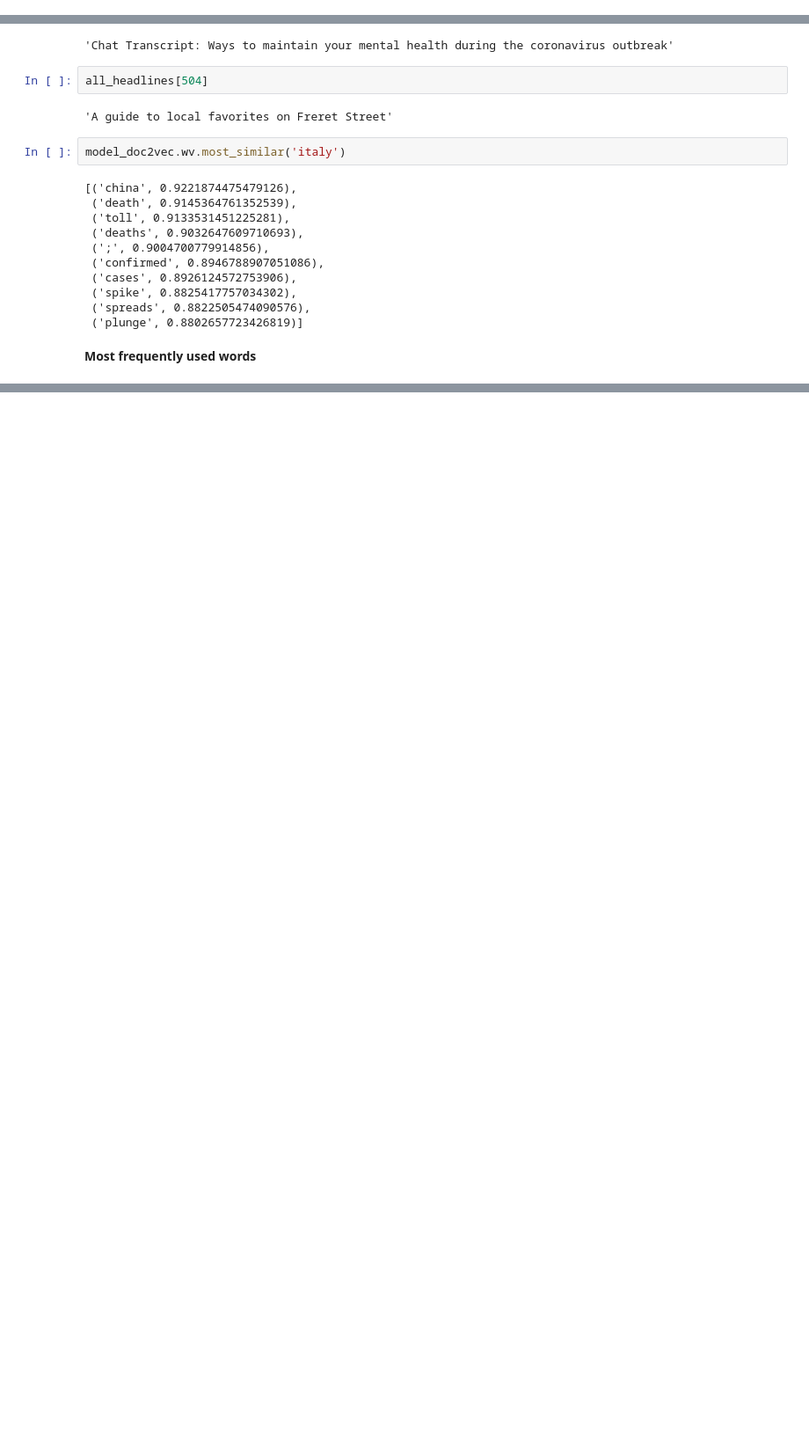
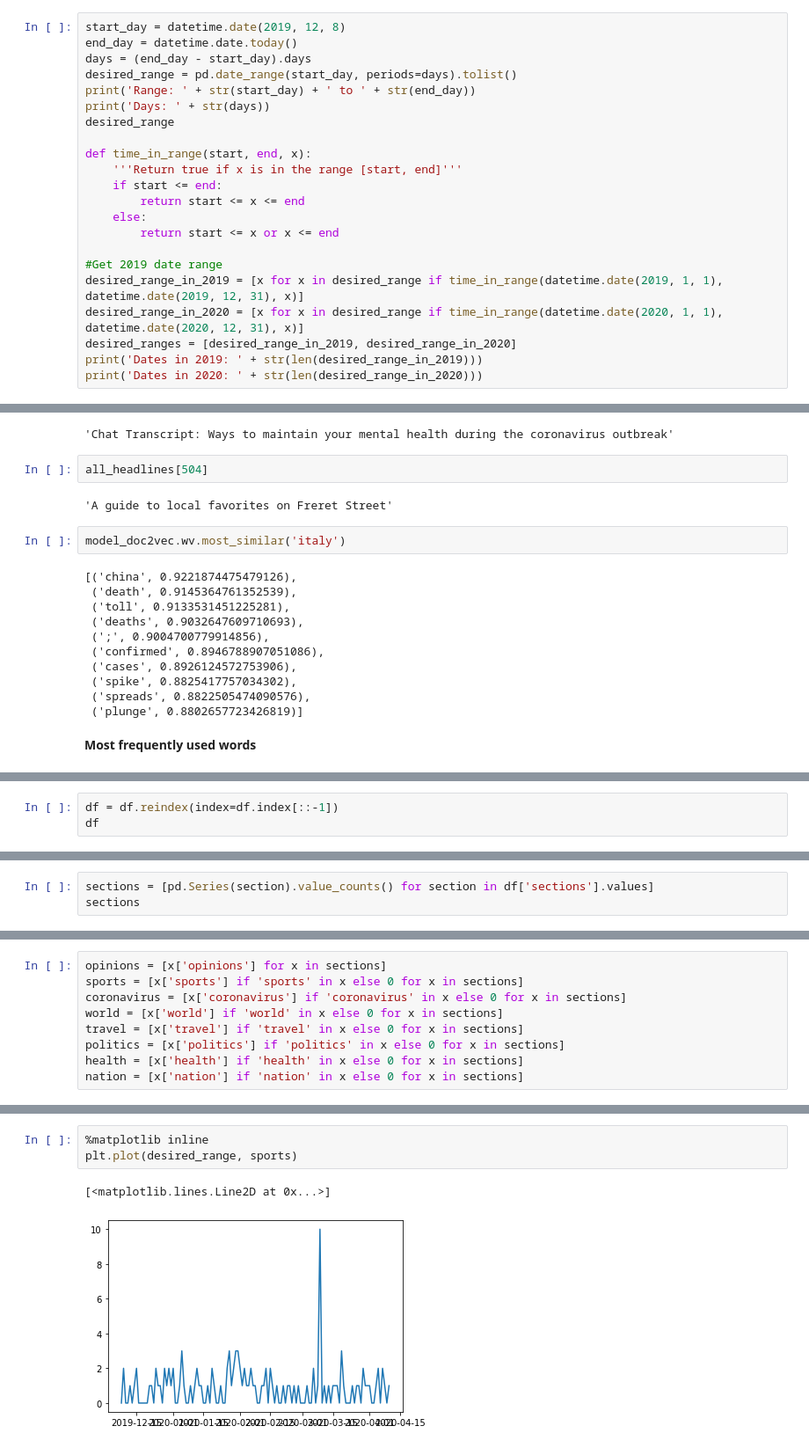
Before and after one commit to brienna/coronavirus-news-analysis, a Jupyter notebook: 2020_04_09_washington_post_scraper.ipynb, the cells around one changed output, grey strips where cells are left out. Shown at 88% size. Saved outputs shown, nothing was run; the diff lists cells and outputs as text; blank space fills up the shorter version.

Commit message:
Extract sections

```diff
--- a/2020_04_09_washington_post_scraper.ipynb
+++ b/2020_04_09_washington_post_scraper.ipynb
@@ -80,0 +75,22 @@ data = {}
+# %%
+start_day = datetime.date(2019, 12, 8)
+end_day = datetime.date.today()
+days = (end_day - start_day).days
+desired_range = pd.date_range(start_day, periods=days).tolist()
+print('Range: ' + str(start_day) + ' to ' + str(end_day))
+print('Days: ' + str(days))
+desired_range
+
+def time_in_range(start, end, x):
+    '''Return true if x is in the range [start, end]'''
+    if start <= end:
+        return start <= x <= end
+    else:
+        return start <= x or x <= end
+
+#Get 2019 date range
+desired_range_in_2019 = [x for x in desired_range if time_in_range(datetime.date(2019, 1, 1), datetime.date(2019, 12, 31), x)]
+desired_range_in_2020 = [x for x in desired_range if time_in_range(datetime.date(2020, 1, 1), datetime.date(2020, 12, 31), x)]
+desired_ranges = [desired_range_in_2019, desired_range_in_2020]
+print('Dates in 2019: ' + str(len(desired_range_in_2019)))
+print('Dates in 2020: ' + str(len(desired_range_in_2020)))
@@ -822,0 +1053,3 @@ dtype: int64
+# %%
+df = df.reindex(index=df.index[::-1])
+df
@@ -822,0 +1070,3 @@ dtype: int64
+# %%
+sections = [pd.Series(section).value_counts() for section in df['sections'].values]
+sections
@@ -822,0 +1091,9 @@ dtype: int64
+# %%
+opinions = [x['opinions'] for x in sections]
+sports = [x['sports'] if 'sports' in x else 0 for x in sections]
+coronavirus = [x['coronavirus'] if 'coronavirus' in x else 0 for x in sections]
+world = [x['world'] if 'world' in x else 0 for x in sections]
+travel = [x['travel'] if 'travel' in x else 0 for x in sections]
+politics = [x['politics'] if 'politics' in x else 0 for x in sections]
+health = [x['health'] if 'health' in x else 0 for x in sections]
+nation = [x['nation'] if 'nation' in x else 0 for x in sections]
@@ -822,0 +1104,6 @@ dtype: int64
+# %%
+%matplotlib inline
+plt.plot(desired_range, sports)
+# %% [output]
+[<matplotlib.lines.Line2D at 0x...>]
+[figure, added]
```
Also changed, not shown: parts of 44 cells of this notebook.
